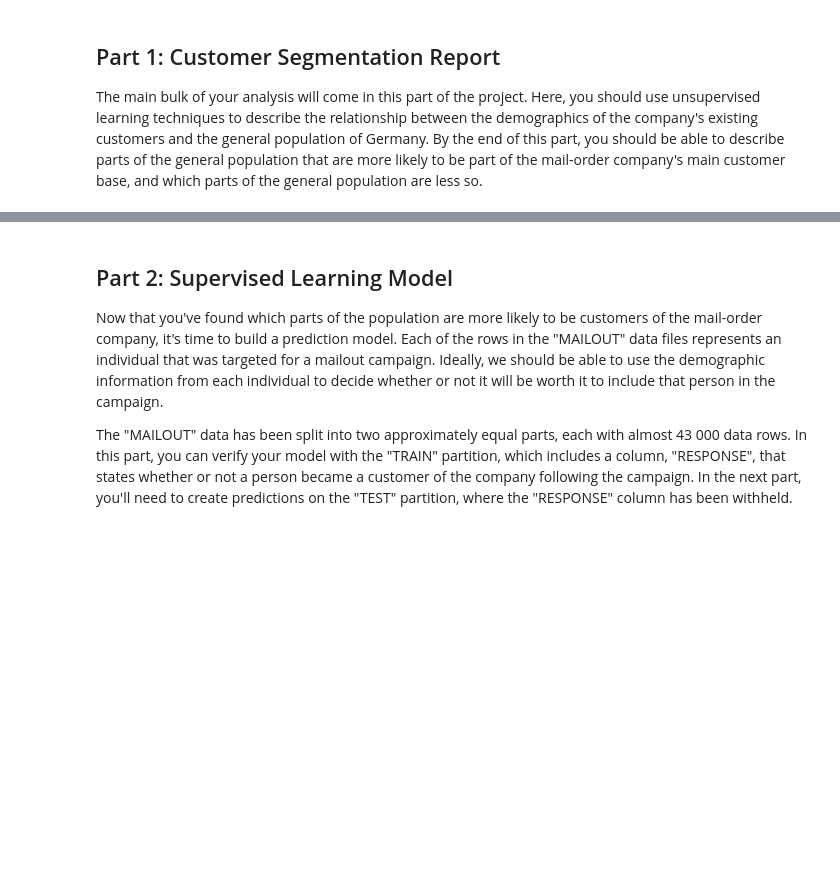
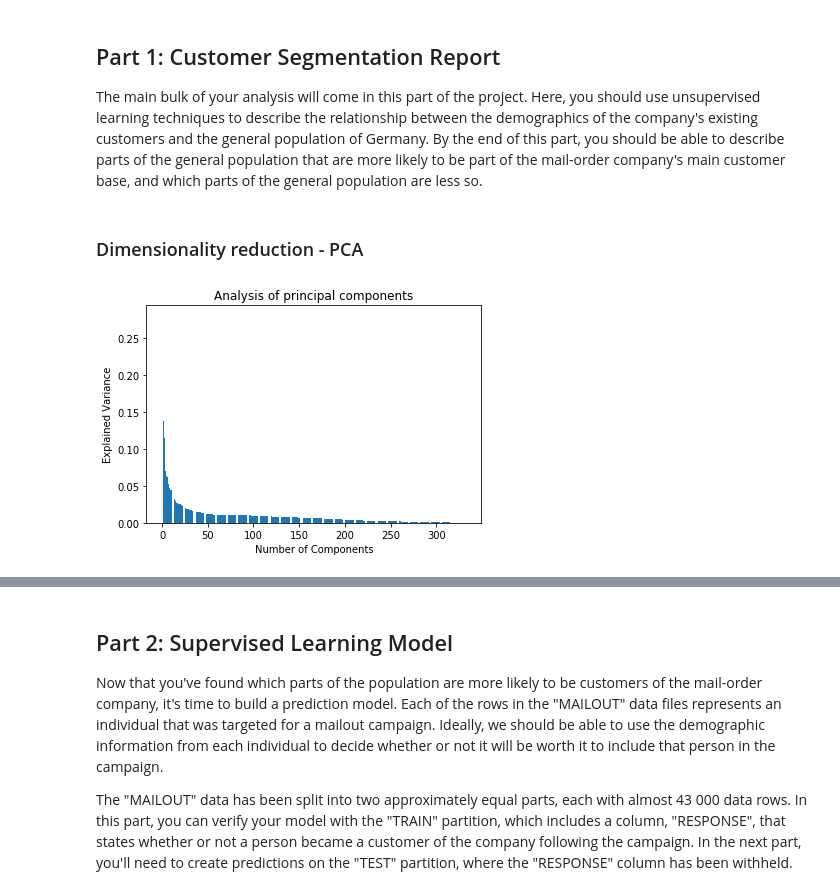
Before and after one commit to bwenner/CustomerSegmentation_Bertelsmann_Avarto, a Jupyter notebook: Arvato Project Workbook.ipynb, the cells around one changed output, grey strips where cells are left out. Cells and saved outputs as stored; diff of their text form; code cells hidden in the pictures; blank space fills up the shorter version.

```diff
--- a/Arvato Project Workbook.ipynb
+++ b/Arvato Project Workbook.ipynb
@@ -1398,0 +1572,4 @@ azImputed = pd.DataFrame(
+# %%
+dfClust = Impute(dfClust)
+# %%
+dfClust = Scale(dfClust)
@@ -1400,3 +1579,15 @@ azImputed = pd.DataFrame(
 ## Part 1: Customer Segmentation Report
 
 The main bulk of your analysis will come in this part of the project. Here, you should use unsupervised learning techniques to describe the relationship between the demographics of the company's existing customers and the general population of Germany. By the end of this part, you should be able to describe parts of the general population that are more likely to be part of the mail-order company's main customer base, and which parts of the general population are less so.
+# %% [markdown]
+### Dimensionality reduction - PCA
+# %%
+nbrCompAll = dfClust.shape[1]
+nbrReducedComp = 0 # will be set later
+# %%
+pcaAll = PCA(n_components = nbrCompAll)
+azPcaAll = pcaAll.fit_transform(dfClust.values)
+# %%
+dsh.PCAPlotExplainedVariances(pca = pcaAll)
+# %% [output]
+[figure, added]
```
Also changed, not shown: parts of 53 cells of this notebook, 1 other file.
